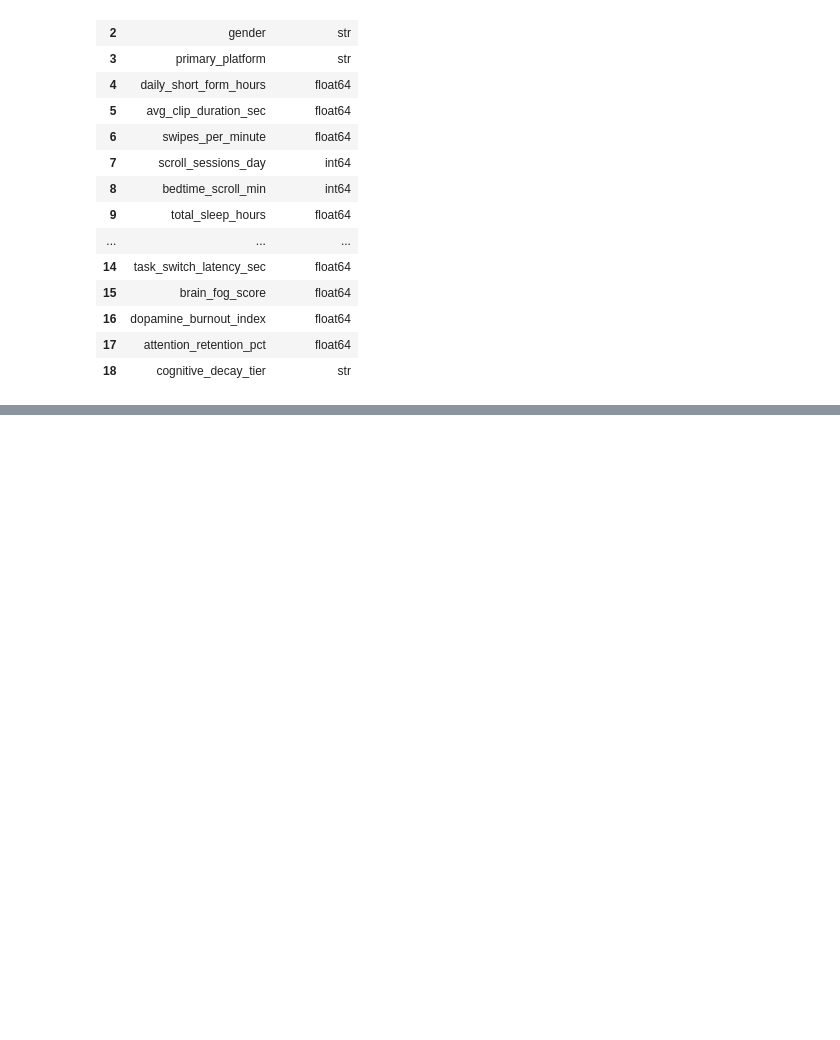
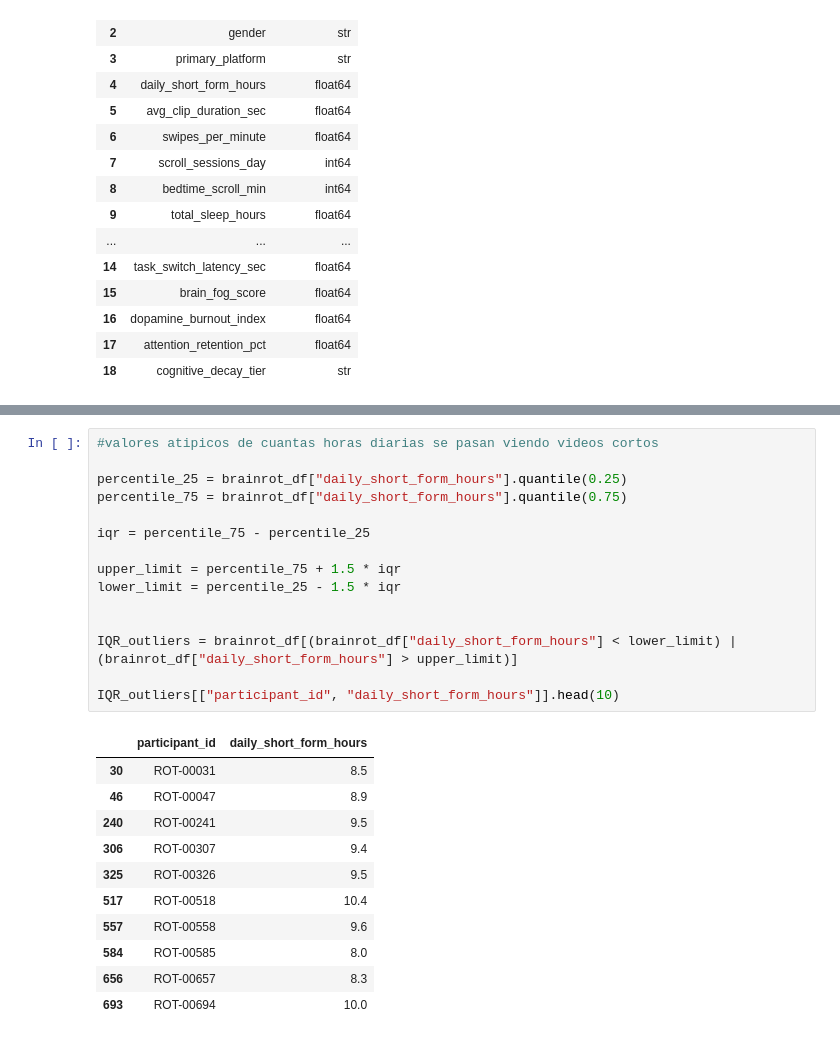
Before and after one commit to SRXKaiser/ADD_PROYECTO_FINAL, a Jupyter notebook: Final.ipynb, the cells around one changed output, grey strips where cells are left out. Saved outputs shown, nothing was run; the diff lists cells and outputs as text; blank space fills up the shorter version.

```diff
--- a/Final.ipynb
+++ b/Final.ipynb
@@ -53,0 +305,27 @@ brainrot_df.dtypes.reset_index().set_axis(
+# %%
+#valores atipicos de cuantas horas diarias se pasan viendo videos cortos
+
+percentile_25 = brainrot_df["daily_short_form_hours"].quantile(0.25)
+percentile_75 = brainrot_df["daily_short_form_hours"].quantile(0.75)
+
+iqr = percentile_75 - percentile_25
+
+upper_limit = percentile_75 + 1.5 * iqr
+lower_limit = percentile_25 - 1.5 * iqr
+
+
+IQR_outliers = brainrot_df[(brainrot_df["daily_short_form_hours"] < lower_limit) | (brainrot_df["daily_short_form_hours"] > upper_limit)]
+
+IQR_outliers[["participant_id", "daily_short_form_hours"]].head(10)
+# %% [output]
+|  | participant_id | daily_short_form_hours |
+| 30 | ROT-00031 | 8.5 |
+| 46 | ROT-00047 | 8.9 |
+| 240 | ROT-00241 | 9.5 |
+| 306 | ROT-00307 | 9.4 |
+| 325 | ROT-00326 | 9.5 |
+| 517 | ROT-00518 | 10.4 |
+| 557 | ROT-00558 | 9.6 |
+| 584 | ROT-00585 | 8.0 |
+| 656 | ROT-00657 | 8.3 |
+| 693 | ROT-00694 | 10.0 |
```
Also changed, not shown: parts of 25 cells of this notebook.
